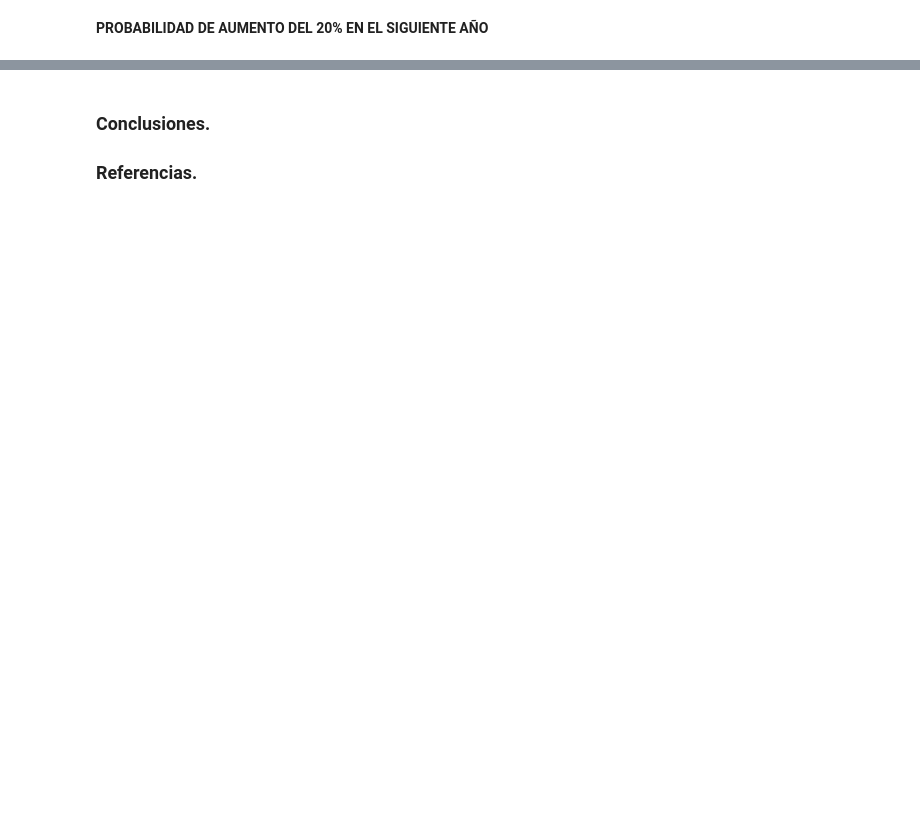
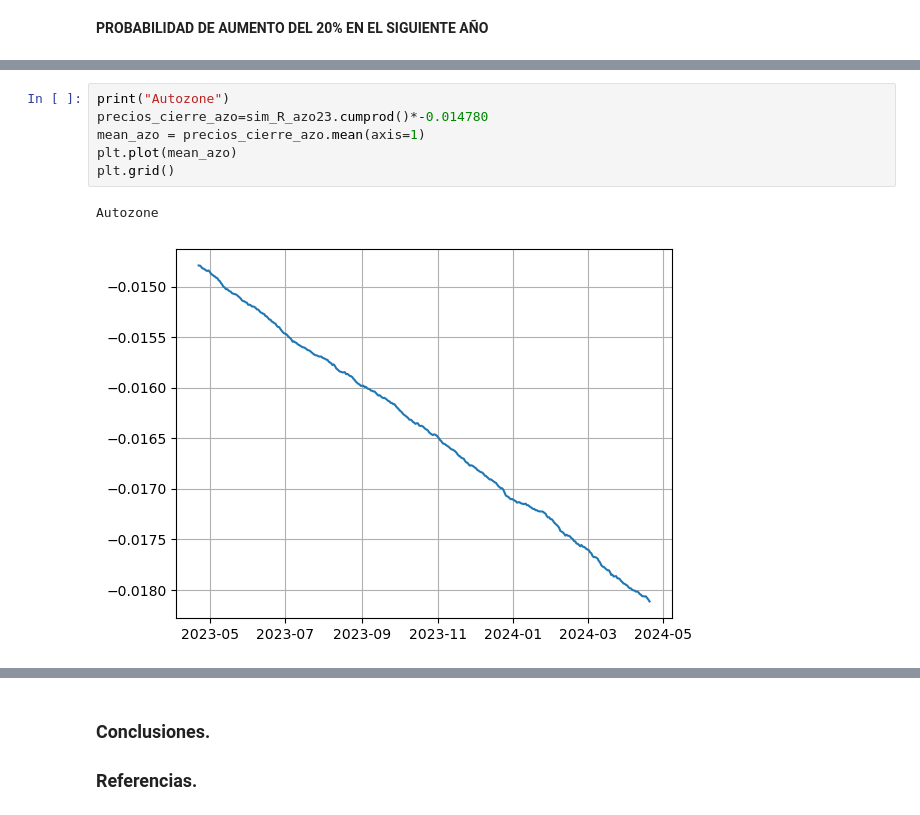
Before and after one commit to NancyWoolrich/Proyecto2-Simulacion, a Jupyter notebook: ProyectoModulo2_RodriguezL_ValenzuelaM_WoolrichN (1).ipynb, the cells around one changed output, grey strips where cells are left out. Saved outputs shown, nothing was run; the diff lists cells and outputs as text; blank space fills up the shorter version.

```diff
--- a/ProyectoModulo2_RodriguezL_ValenzuelaM_WoolrichN (1).ipynb
+++ b/ProyectoModulo2_RodriguezL_ValenzuelaM_WoolrichN (1).ipynb
@@ -370,0 +403,9 @@ ERTEX PHARMACEUTICS: 6.110684931506849 %
+# %%
+print("Autozone")
+precios_cierre_azo=sim_R_azo23.cumprod()*-0.014780
+mean_azo = precios_cierre_azo.mean(axis=1)
+plt.plot(mean_azo)
+plt.grid()
+# %% [output]
+Autozone
+[figure, added]
```
Also changed, not shown: parts of 27 cells of this notebook.
